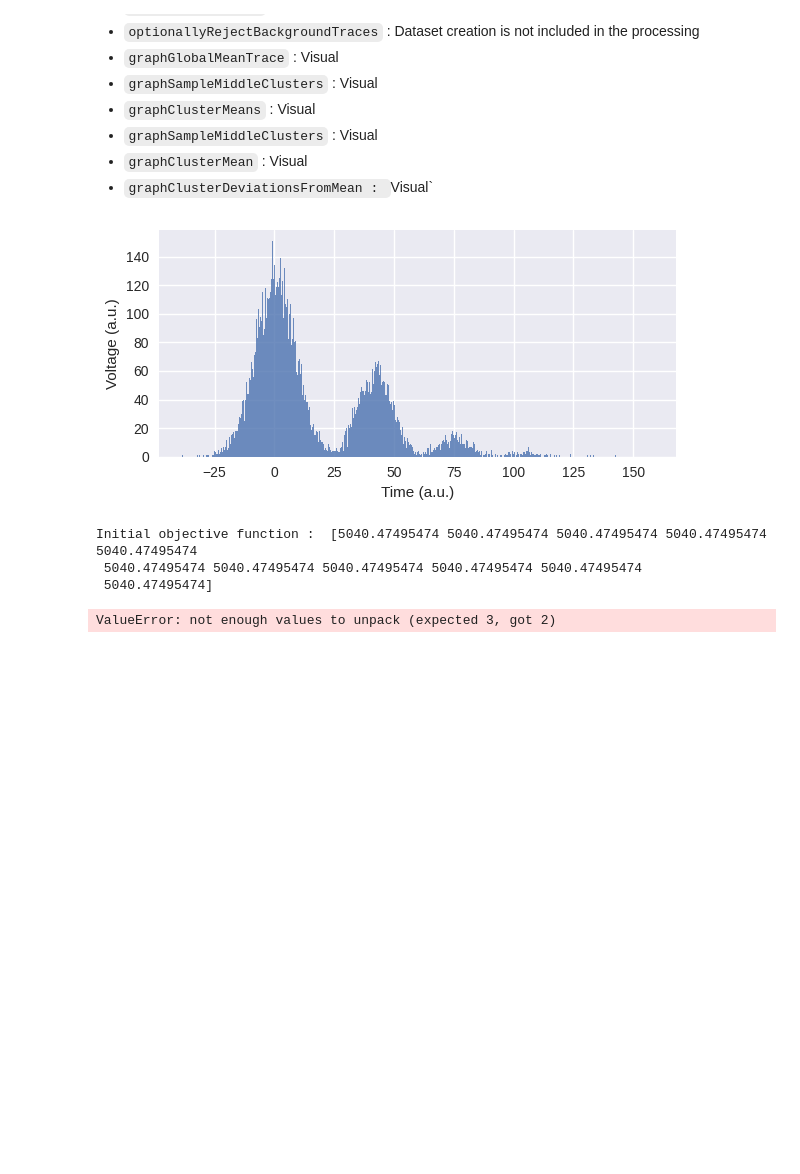
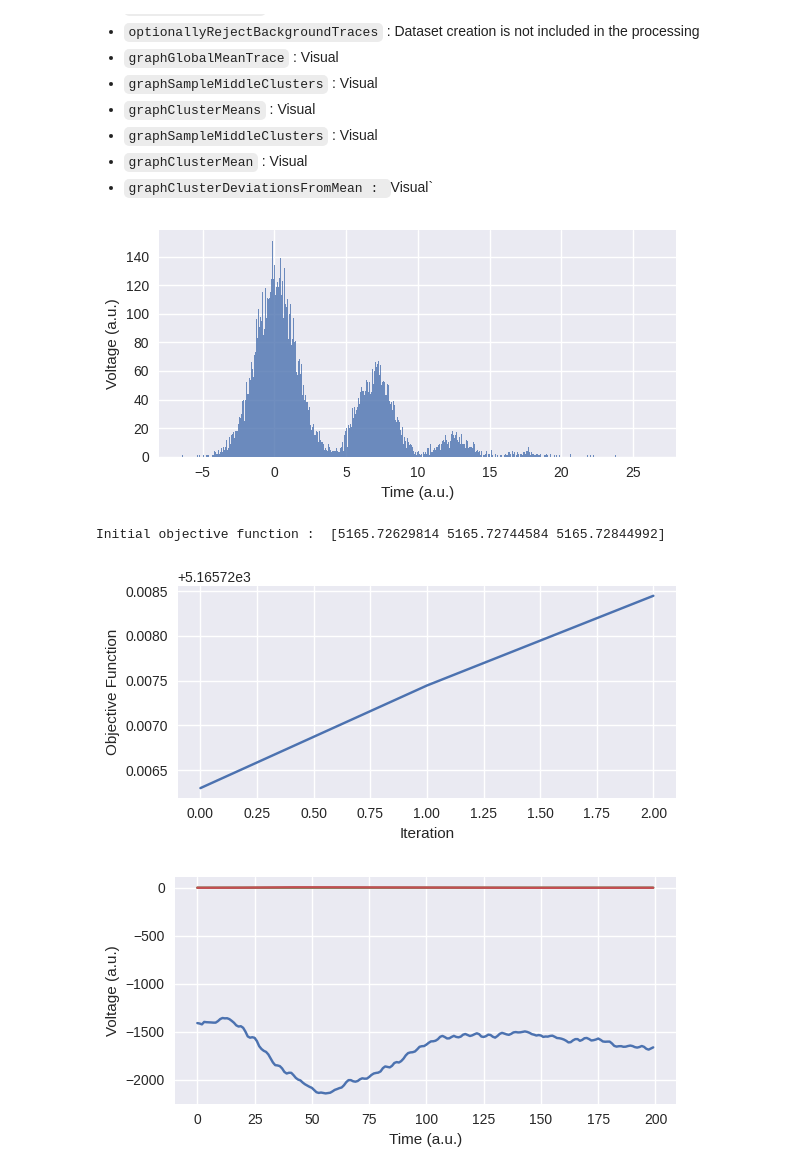
Before and after one commit to polyquantique/Poisson-Inspired-Kmeans, a Jupyter notebook: dev_PIKA.ipynb, the cells around one changed output. Drawn from its saved outputs; the diff is of its cells as text; code cells hidden in the pictures; blank space fills up the shorter version.

```diff
--- a/dev_PIKA.ipynb
+++ b/dev_PIKA.ipynb
@@ -716,18 +751,17 @@ class PIKA:
 # %%
 pk = PIKA(
-        nCool = 10,
-        nGreedy = 10,
-        nSigma = 4.,
-        verbose = True
-        )
+   nCool = 10,
+   nGreedy = 100,
+   nSigma = 2.,
+   verbose = True
+)
 
 pk.fit(
-        data =data_train[np.newaxis, :10_000, :],
-        nPhotonAvgList = [3],
-      )
+   data = data_train[np.newaxis, :10_000, :],
+   nPhotonAvgList = [0.5],
+)
 # %% [output]
-[figure, old version]
+[figure, new version]
-Initial objective function :  [5040.47495474 5040.47495474 5040.47495474 5040.47495474 5040.47495474
- 5040.47495474 5040.47495474 5040.47495474 5040.47495474 5040.47495474
- 5040.47495474]
+Initial objective function :  [5165.72629814 5165.72744584 5165.72844992]
-ValueError: not enough values to unpack (expected 3, got 2)
+[figure, added]
+[figure, added]
```
Also changed, not shown: parts of 4 cells of this notebook.
